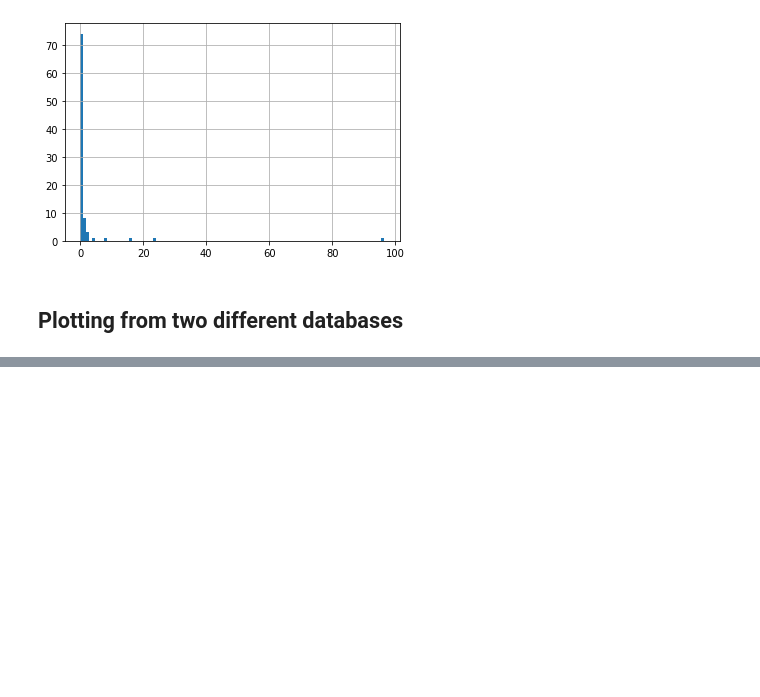
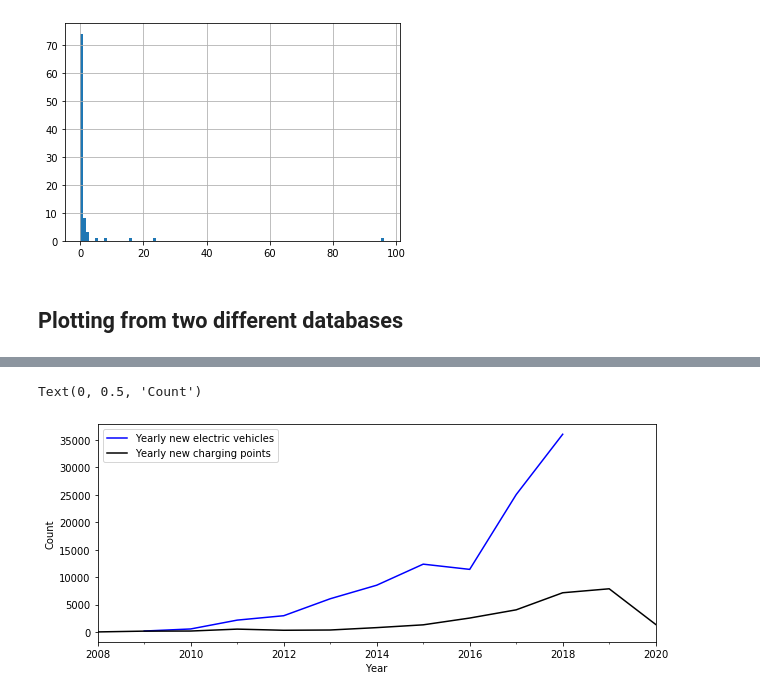
Before and after one commit to n1oftheabove/BowieMobility, a Jupyter notebook: main_bowiemobility.ipynb, the cells around one changed output, grey strips where cells are left out. Cells and saved outputs as stored; diff of their text form; code cells hidden in the pictures; blank space fills up the shorter version.

```diff
--- a/main_bowiemobility.ipynb
+++ b/main_bowiemobility.ipynb
@@ -197,0 +204,7 @@ df_ch_st.head()
+# %%
+# Df of newly yearly build charging points
+df_growth_ch_pts = df_ch_st.groupby(df_ch_st.date_of_activation.dt.year).agg('sum')[['no_of_chargingpoints']]
+# %%
+df_growth_ch_pts.reset_index(level=0, inplace=True)
+df_growth_ch_pts['date_of_activation'] = pd.to_datetime(df_growth_ch_pts['date_of_activation'], format="%Y")
+df_growth_ch_pts
@@ -197,0 +239,4 @@ df_ch_st.head()
+# %%
+# Df of newly yearly registered e-vehicles
+
+df_growth_veh = df_reg_cars[['year','electric']]
@@ -197,0 +271,10 @@ df_ch_st.head()
+# %%
+fig1, ax1 = plt.subplots(figsize=(10,4))
+df_growth_veh.plot(x='year',y='electric', ax=ax1, color='blue')
+df_growth_ch_pts.plot(x='date_of_activation', y='no_of_chargingpoints', ax=ax1, color='black')
+ax1.legend(['Yearly new electric vehicles', 'Yearly new charging points'])
+ax1.set_xlabel('Year')
+ax1.set_ylabel('Count')
+# %% [output]
+Text(0, 0.5, 'Count')
+[figure, added]
```
Also changed, not shown: parts of 12 cells of this notebook.
